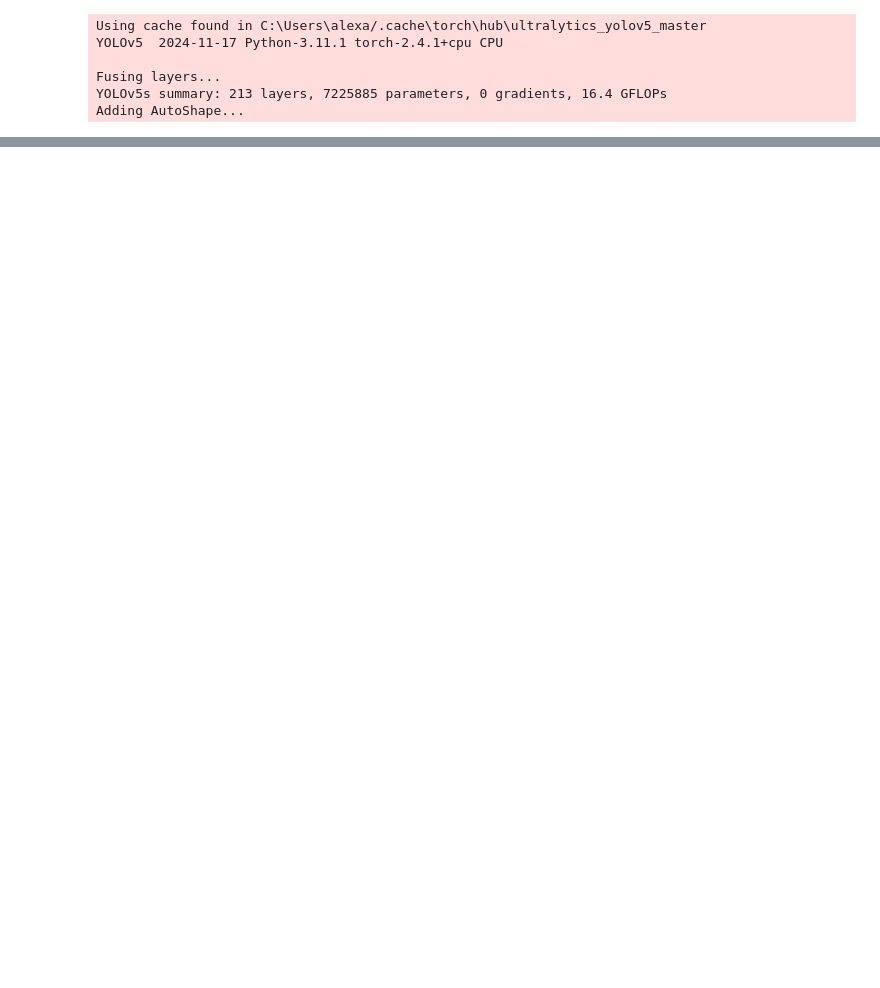
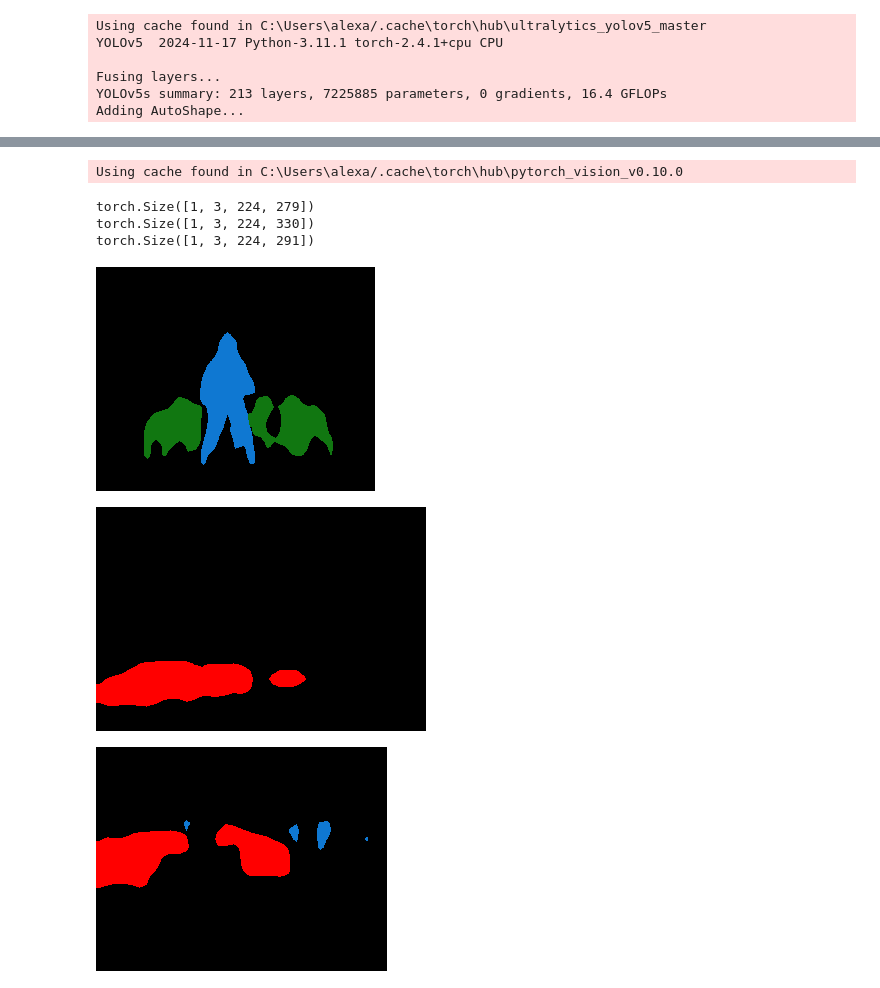
Before and after one commit to alexanderhxs/Deep-Learning-Project-2, a Jupyter notebook: notebooks/YOLO.ipynb, the cells around one changed output, grey strips where cells are left out. Saved outputs shown, nothing was run; the diff lists cells and outputs as text; code cells hidden in the pictures; blank space fills up the shorter version.

Commit message:
add segmentation

```diff
--- a/notebooks/YOLO.ipynb
+++ b/notebooks/YOLO.ipynb
@@ -28,0 +29,51 @@ AttributeError: 'Detections' object has no attribute 'boxes'
+# %%
+segmentation_model = torch.hub.load('pytorch/vision:v0.10.0', 'deeplabv3_resnet50', pretrained=True)
+# %% [output]
+Using cache found in C:\Users\alexa/.cache\torch\hub\pytorch_vision_v0.10.0
+# %%
+preprocess = transforms.Compose([
+    transforms.Resize(224, interpolation=transforms.InterpolationMode.BILINEAR),  # Resize to ensure smallest dimension is 224
+    transforms.ToTensor(),
+    transforms.Normalize(mean=[0.485, 0.456, 0.406], std=[0.229, 0.224, 0.225]),
+])
+# %%
+image_paths = ['../data/deeplab1.png','../data/segmentation_input_1.jpg', '../data/segmentation_input_2.jpg']
+preprocessed_images = []
+
+for image_path in image_paths:
+    image = Image.open(image_path).convert("RGB")  # Load image and ensure RGB format
+    preprocessed_image = preprocess(image).unsqueeze(0)  # Apply preprocessing
+    preprocessed_images.append(preprocessed_image)
+
+    print(preprocessed_image.shape)
+# %% [output]
+torch.Size([1, 3, 224, 279])
+torch.Size([1, 3, 224, 330])
+torch.Size([1, 3, 224, 291])
+# %%
+segmentation_model.eval()
+
+to_pil = transforms.ToPILImage()
+
+palette = torch.tensor([2 ** 25 - 1, 2 ** 15 - 1, 2 ** 21 - 1])
+num_classes = 21
+colors = torch.as_tensor([i for i in range(num_classes)])[:, None] * palette
+colors = (colors % 255).numpy().astype("uint8")
+
+colors[7] = [255, 0, 0]   # Car: red
+
+with torch.no_grad():
+    for preprocessed_image in preprocessed_images:
+        output = segmentation_model(preprocessed_image)['out'][0]
+
+        output_predictions  = output.argmax(0)
+
+        r = Image.fromarray(output_predictions.byte().cpu().numpy())
+        r.putpalette(colors.flatten())
+
+        # Display the image
+        display(r)
+# %% [output]
+[figure, added]
+[figure, added]
+[figure, added]
```
Also changed, not shown: parts of 9 cells of this notebook, 1 other file.
